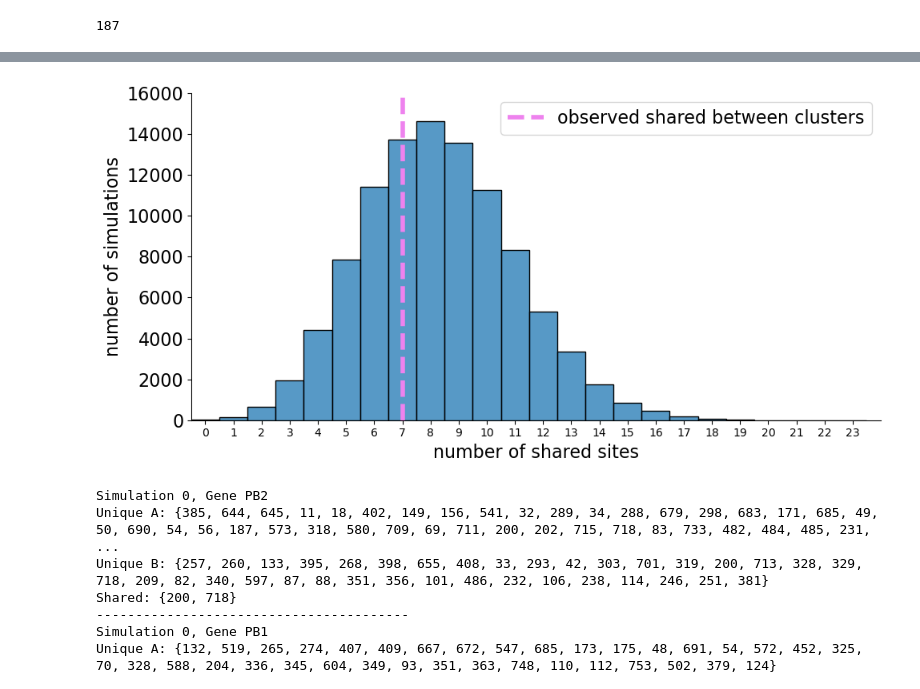
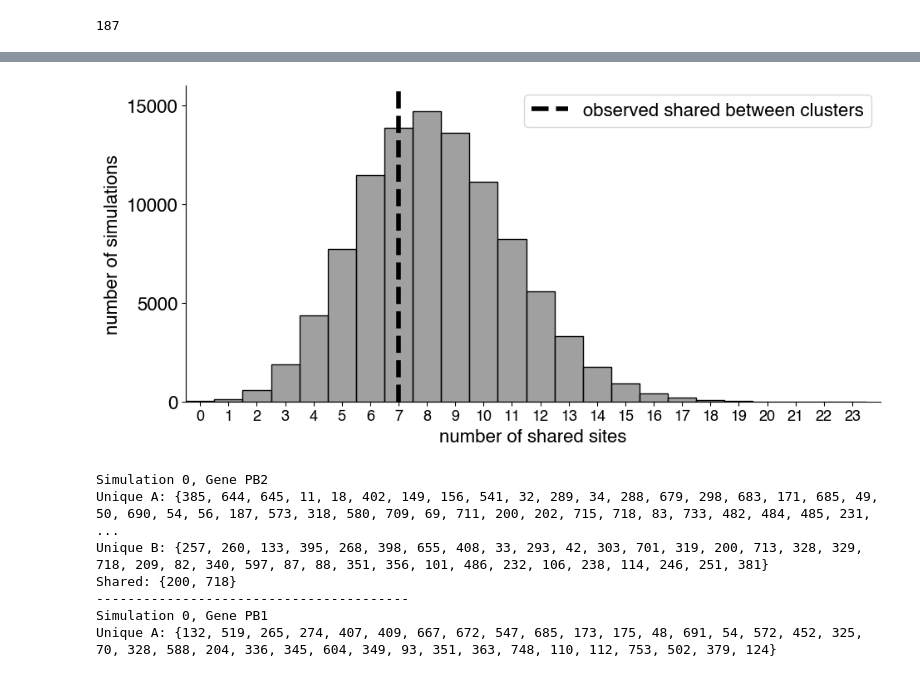
Before and after one commit to moncla-lab/hpai-comm-pa, a Jupyter notebook: comm_scripts/permutation_sharedvars_outbreakclusters.ipynb, the cells around one changed output, grey strips where cells are left out. Cells and saved outputs as stored; diff of their text form; code cells hidden in the pictures.

```diff
--- a/comm_scripts/permutation_sharedvars_outbreakclusters.ipynb
+++ b/comm_scripts/permutation_sharedvars_outbreakclusters.ipynb
@@ -150,7 +150,7 @@ import pandas as pd
 import re
 
 # Define the 5 outbreak clusters
-clusters = ["cluster_1", "cluster_2", "cluster_3", "cluster_4", "cluster_5", "cluster_6"]
+clusters = ["cluster 1", "cluster 2", "cluster 3", "cluster 4", "cluster 5", "cluster 6"]
 
 # Initialize a dictionary for each cluster
 SNPs_by_cluster = {cluster: {} for cluster in clusters}
@@ -1224,0 +1183,28 @@ Shared count: 0
+# %%
+num_sims = 100000
+
+polymorphism_groups = {
+    "cluster 1": SNPs_by_cluster2["cluster 1"],
+    "cluster 2": SNPs_by_cluster2["cluster 2"],
+    "cluster 3": SNPs_by_cluster2["cluster 3"],
+    "cluster 4": SNPs_by_cluster2["cluster 4"],
+    "cluster 5": SNPs_by_cluster2["cluster 5"],
+    "cluster 6": SNPs_by_cluster2["cluster 6"],
+
+}
+
+coverage_groups = {
+    "cluster 1": aa_coverages_clust1,
+    "cluster 2": aa_coverages_clust2,
+    "cluster 3": aa_coverages_clust3,
+    "cluster 4": aa_coverages_clust4,
+    "cluster 5": aa_coverages_clust5,
+    "cluster 6": aa_coverages_clust6,
+
+}
+
+multi_group_data = simulate_between_multiple_groups(
+    polymorphism_groups,
+    coverage_groups,
+    num_sims
+)
@@ -1284,13 +1288,14 @@ sns.histplot(
     binrange=(-0.5, 23.5),
     multiple="dodge",
     # palette=colors,
+    color='gray',
     edgecolor="black"
 )
 
 # Add vertical lines at x=3 and x=9
 # plt.axvline(x=60, color=lbm_color, linestyle="--", linewidth=2, label="Observed = 60"
 # )
-plt.axvline(x=7, color='#EE82EE', linestyle="--", linewidth=4)
+plt.axvline(x=7, color='black', linestyle="--", linewidth=4)
 
 # Set axes limits and ticks
 plt.xlim(-0.5, 24)
@@ -1299,38 +1304,38 @@ plt.xlim(-0.5, 24)
 plt.ylim(0, 16000)
 
 
 # Labels
 plt.xlabel("number of shared sites", fontsize=16)
 plt.ylabel("number of simulations", fontsize=16)
 
 # Tick size
 # plt.xticks(fontsize=16)
 plt.yticks(fontsize=16)
 
 # plt.xticks(list(range(0, 41)) + [60])
-plt.xticks(np.arange(0, 24, 1)) # show all integer ticks from 0 to 15
+plt.xticks(np.arange(0, 24, 1), fontsize=13) # show all integer ticks from 0 to 15
 
 # Legend
 # plt.legend(fontsize=16)
 
 # legend_elements = [Line2D([0], [0], color='#3C7067', ls='--', label='observed total shared'),
 #                    Line2D([0], [0], color='#C15D1A', ls='--', label='observed shared between com/lbm')]
-legend_elements = [Line2D([0], [0], color='#EE82EE', ls='--', lw=4, label='observed shared between clusters')]
+legend_elements = [Line2D([0], [0], color='black', ls='--', lw=4, label='observed shared between clusters')]
 plt.legend(handles=legend_elements, loc='upper right', fontsize=16)
 
 # Remove grid
 sns.despine()
 
 # Tight layout and save
 plt.tight_layout()
 
-filename='../output_plots/'+todays_date+'_shared-sites-perm-aa-bw-cluster.png'
-plt.savefig(filename, format='png')
+filename='../output_plots/'+todays_date+'_shared-sites-perm-aa-bw-cluster.pdf'
+plt.savefig(filename, format='pdf', dpi=300)
 
 # Show plot
 plt.show()
 # %% [output]
-[figure, old version]
+[figure, new version]
 # %%
 # ##what i really want to know is the number of expected shared BETWEEN these datasets (lbm and commercial), so here is an amendeded version of the
 # ##simulation function:
```
Also changed, not shown: parts of 15 cells of this notebook, 4 other files.
